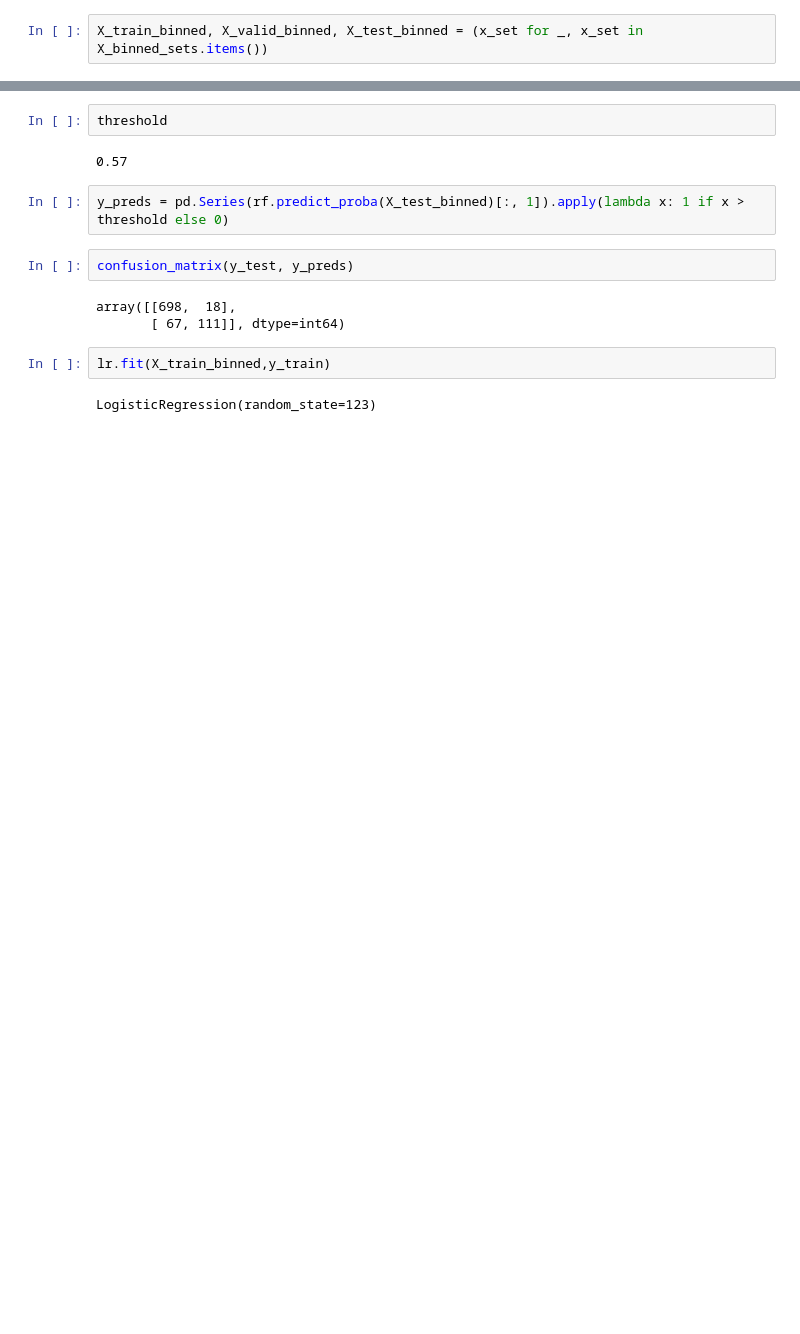
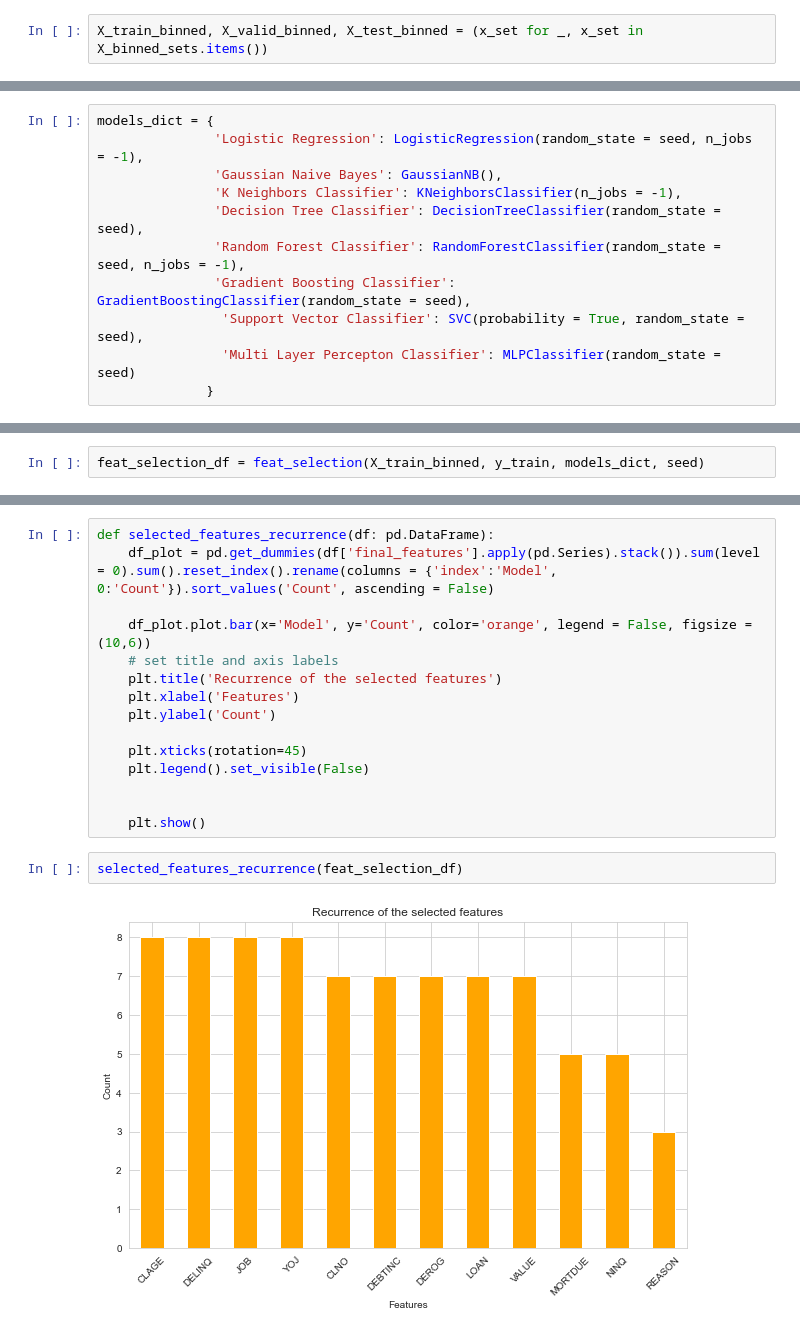
Before and after one commit to petr-ngn/FFU_VSE_Masters_Thesis_ML_Credit_Risk_Modelling, a Jupyter notebook: Master_Thesis.ipynb, the cells around one changed output, grey strips where cells are left out. Drawn from its saved outputs; the diff is of its cells as text; blank space fills up the shorter version.

```diff
--- a/Master_Thesis.ipynb
+++ b/Master_Thesis.ipynb
@@ -761,0 +856,11 @@ Name: BAD, dtype: float64
+# %%
+models_dict = {
+               'Logistic Regression': LogisticRegression(random_state = seed, n_jobs = -1),
+               'Gaussian Naive Bayes': GaussianNB(),
+               'K Neighbors Classifier': KNeighborsClassifier(n_jobs = -1),
+               'Decision Tree Classifier': DecisionTreeClassifier(random_state = seed),
+               'Random Forest Classifier': RandomForestClassifier(random_state = seed, n_jobs = -1),
+               'Gradient Boosting Classifier': GradientBoostingClassifier(random_state = seed),
+                'Support Vector Classifier': SVC(probability = True, random_state = seed),
+                'Multi Layer Percepton Classifier': MLPClassifier(random_state = seed)
+              }
@@ -761,0 +1238,2 @@ Name: BAD, dtype: float64
+# %%
+feat_selection_df = feat_selection(X_train_binned, y_train, models_dict, seed)
@@ -1222,15 +1261,19 @@ threshold = thresholds[np.argmin(diff)]
-# %%
-threshold
-# %% [output]
-0.57
-# %%
-y_preds = pd.Series(rf.predict_proba(X_test_binned)[:, 1]).apply(lambda x: 1 if x > threshold else 0)
-# %%
-confusion_matrix(y_test, y_preds)
-# %% [output]
-array([[698,  18],
-       [ 67, 111]], dtype=int64)
-# %%
-lr.fit(X_train_binned,y_train)
-# %% [output]
-LogisticRegression(random_state=123)
+# %%
+def selected_features_recurrence(df: pd.DataFrame):
+    df_plot = pd.get_dummies(df['final_features'].apply(pd.Series).stack()).sum(level = 0).sum().reset_index().rename(columns = {'index':'Model', 0:'Count'}).sort_values('Count', ascending = False)
+
+    df_plot.plot.bar(x='Model', y='Count', color='orange', legend = False, figsize = (10,6))
+    # set title and axis labels
+    plt.title('Recurrence of the selected features')
+    plt.xlabel('Features')
+    plt.ylabel('Count')
+
+    plt.xticks(rotation=45)
+    plt.legend().set_visible(False)
+
+
+    plt.show()
+# %%
+selected_features_recurrence(feat_selection_df)
+# %% [output]
+[figure, added]
```
Also changed, not shown: parts of 86 cells of this notebook.
